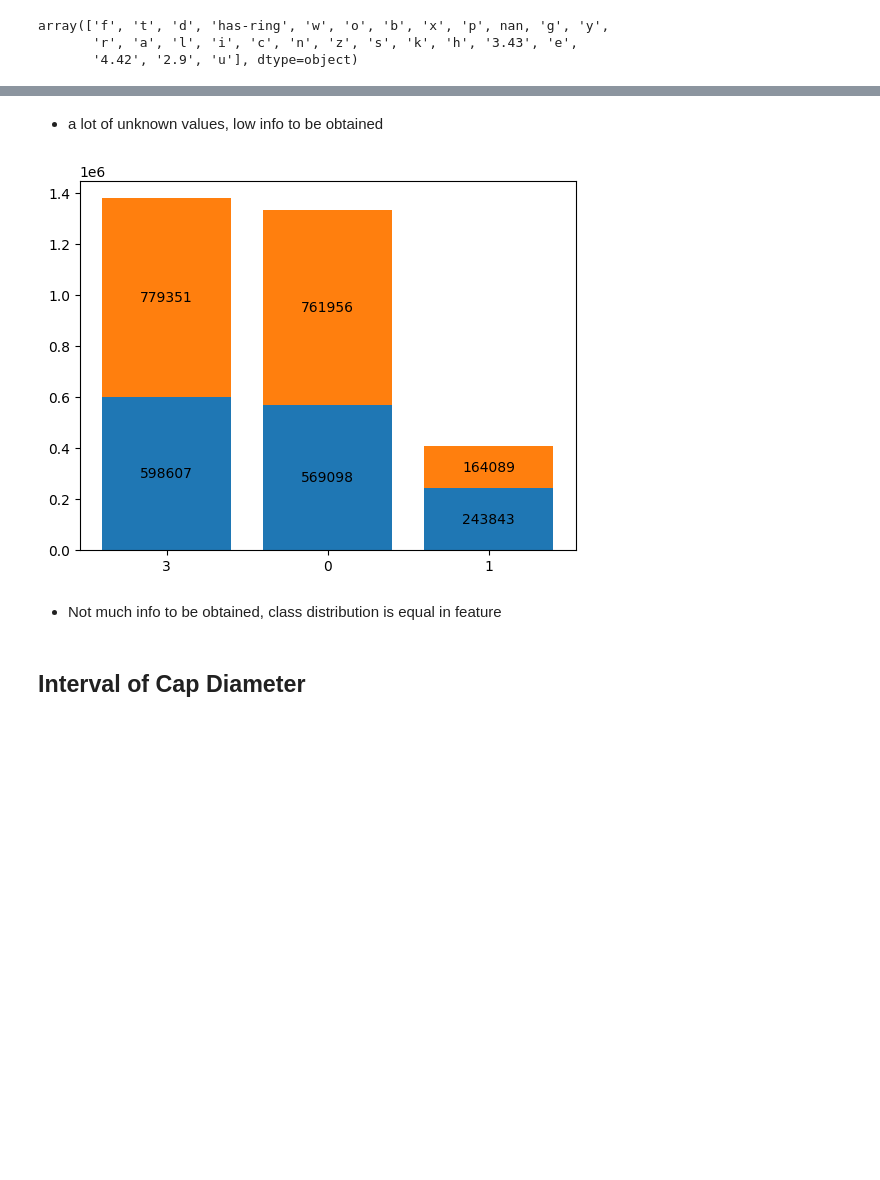
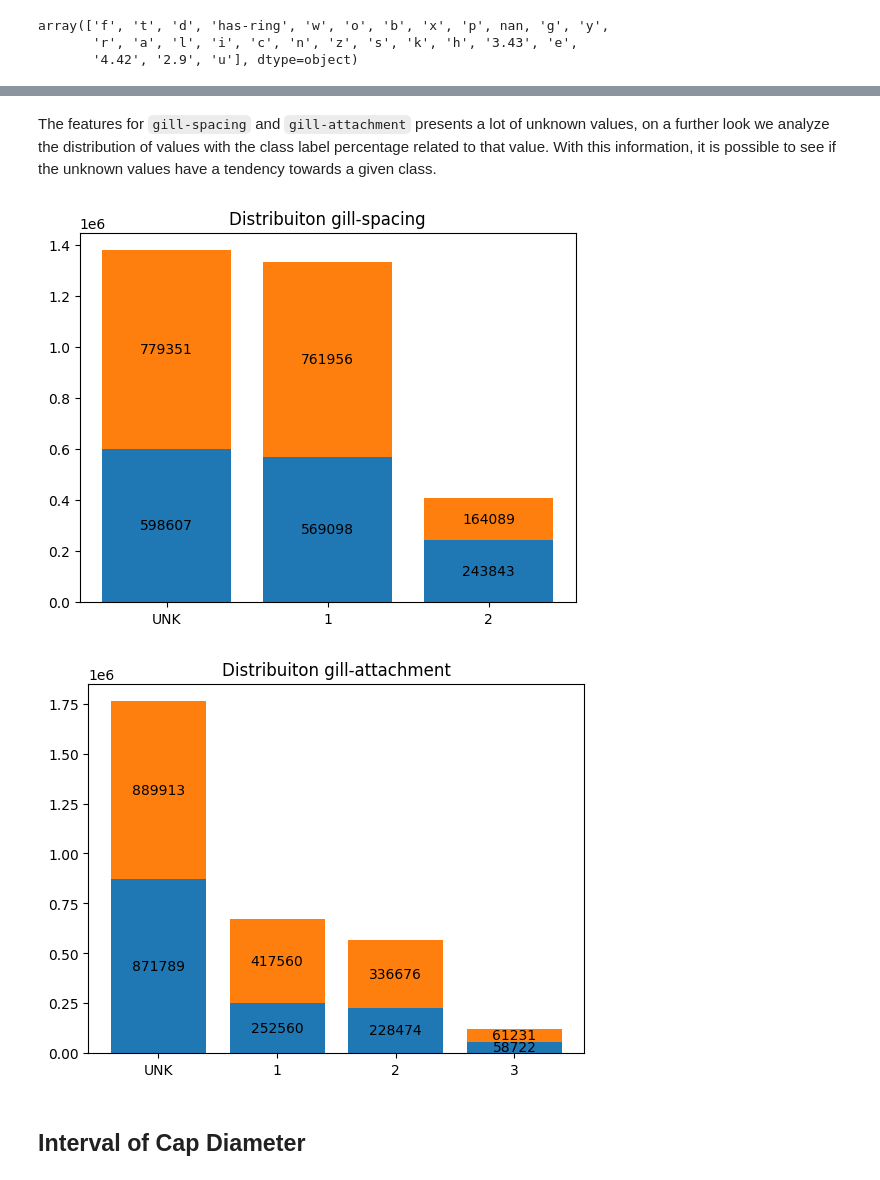
Before and after one commit to littleluwu/Poisonous_Mushrooms_Prediction, a Jupyter notebook: main.ipynb, the cells around one changed output, grey strips where cells are left out. Cells and saved outputs as stored; diff of their text form; code cells hidden in the pictures; blank space fills up the shorter version.

```diff
--- a/main.ipynb
+++ b/main.ipynb
@@ -145,27 +215,47 @@ for column, values in encode_list:
-# %% [markdown]
-- a lot of unknown values, low info to be obtained
+# %% [markdown]
+The features for `gill-spacing` and `gill-attachment` presents a lot of unknown values, on a further look we analyze the distribution of values with the class label percentage related to that value. With this information, it is possible to see if the unknown values have a tendency towards a given class.
 # %%
 labels = 'Edible', 'Poisonous'
 size = {
     'Edible': np.array(
-        data[data['class'] == 'e']['gill-spacing'].value_counts().drop(2)
+        train_data[train_data['class'] == 1]['gill-spacing'].value_counts().drop(3)
     ),
     'Poisonous': np.array(
-        data[data['class'] == 'p']['gill-spacing'].value_counts()
+        train_data[train_data['class'] == 2]['gill-spacing'].value_counts()
     ),
 }
 
 fig, ax = plt.subplots()
 bottom = np.zeros(3)
 for type, count in size.items():
-    p = ax.bar(['3', '0', '1'], count, label=type, bottom=bottom)
+    p = ax.bar(['UNK', '1', '2'], count, label=type, bottom=bottom)
     bottom += count
     ax.bar_label(p, label_type='center')
+ax.set_title(f'Distribuiton gill-spacing')
 plt.show()
 # %% [output]
-[figure, old version]
+[figure, new version]
-# %% [markdown]
-- Not much info to be obtained, class distribution is equal in feature
+# %%
+labels = 'Edible', 'Poisonous'
+size = {
+    'Edible': np.array(
+        train_data[train_data['class'] == 1]['gill-attachment'].value_counts().drop(4)
+    ),
+    'Poisonous': np.array(
+        train_data[train_data['class'] == 2]['gill-attachment'].value_counts().drop(4)
+    ),
+}
+
+fig, ax = plt.subplots()
+bottom = np.zeros(4)
+for type, count in size.items():
+    p = ax.bar(['UNK', '1', '2', '3'], count, label=type, bottom=bottom)
+    bottom += count
+    ax.bar_label(p, label_type='center')
+ax.set_title(f'Distribuiton gill-attachment')
+plt.show()
+# %% [output]
+[figure, added]
 # %% [markdown]
 ## Interval of Cap Diameter
 # %%
```
Also changed, not shown: parts of 32 cells of this notebook, 1 other file.
